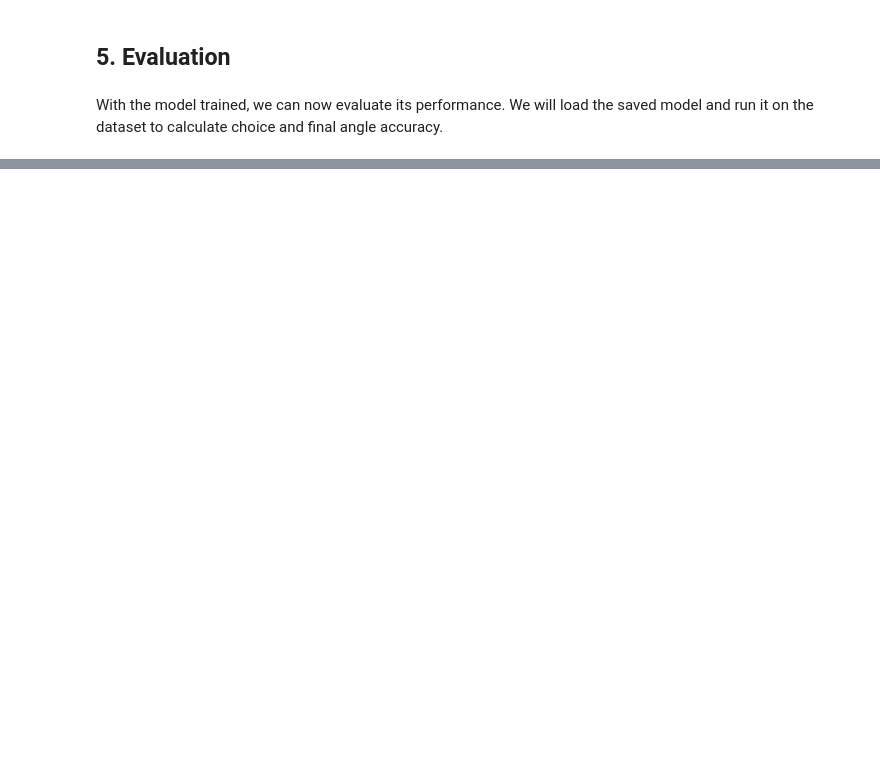
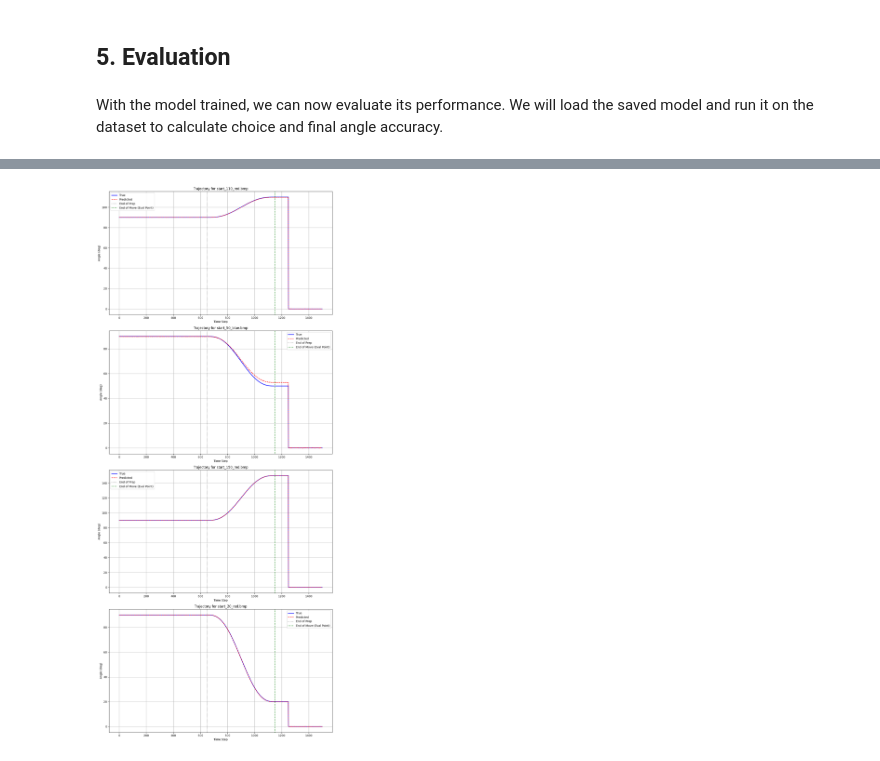
Before and after one commit to near-nes/pfc-planner, a Jupyter notebook: planner_demo.ipynb, the cells around one changed output, grey strips where cells are left out. Cells and saved outputs as stored; diff of their text form; code cells hidden in the pictures; blank space fills up the shorter version.

Commit message:
compare angle after reaching

```diff
--- a/planner_demo.ipynb
+++ b/planner_demo.ipynb
@@ -215,41 +217,89 @@ Training plot saved to /home/paul/dev/controller/submodules/pfc_planner/results/
 # %% [markdown]
 With the model trained, we can now evaluate its performance. We will load the saved model and run it on the dataset to calculate choice and final angle accuracy.
 # %%
-print(f"\n--- Starting Evaluation for {params.model_type.upper()} Planner ---")
+print(f"--- Setting up Evaluation for {params.model_type.upper()} Planner ---")
 
-# The dataset is already loaded, but we need a version without ToTensor for visualization
-eval_dataset = RobotArmDataset(data_dir=str(DATA_DIR), params=params)
+# Define model path and explicitly load the trained weights
+model_path = MODELS_DIR / f"trained_{params.model_type}_planner.pth"
+if not model_path.exists():
+    raise FileNotFoundError(f"ERROR: Model not found at {model_path}. Please train it first.")
 
-if params.model_type == 'ann':
-    net = ANNPlannerNet(params=params)
-    planner = ANNPlanner(params=params, net=net)
-else: # gle
-    net = GLEPlannerNet(params=params)
-    planner = GLEPlanner(params=params, net=net)
+print(f"Loading model from: {model_path}")
+planner.load_model(model_path) # This sets the `model_loaded` flag to True
 
-model_path = MODELS_DIR / f"trained_{params.model_type}_planner.pth"
-try:
-    planner.load_model(model_path)
-except FileNotFoundError:
-    sys.exit(f"ERROR: Model not found at {model_path}. Please train it first.")
+print("\nGenerating predictions and calculating accuracy...")
 
-correct_choices, correct_angles = 0, 0
-predicted_trajectories = []
+# Calculate the index for accuracy comparison
+post_phase_steps = int((params.time_grasp + params.time_post) / params.resolution)
+angle_comparison_index = -post_phase_steps if post_phase_steps > 0 else -1
+print(f"Comparing angles at index: {angle_comparison_index} (end of movement phase)")
 
-for item_metadata in eval_dataset.task_data:
+correct_choices = 0
+correct_angles = 0
+predicted_trajectories = [] # This will be our single source of truth
+
+# Loop through each item, generating a prediction one-by-one
+# This is crucial for ensuring the state of stateful models (like GLE) is handled correctly.
+for item_metadata in dataset.task_data:
     image_path = Path(item_metadata['image_path'])
 
+    # Generate a single prediction
     predicted_trajectory, predicted_choice = planner.image_to_trajectory(image_path)
     predicted_trajectories.append(predicted_trajectory)
 
+    # Perform numerical evaluation immediately
     if predicted_choice == item_metadata['target_choice']:
         correct_choices += 1
-    if np.isclose(predicted_trajectory[-1], item_metadata['ground_truth_trajectory_rad'][-1], atol=np.deg2rad(1.0)):
+
+    pred_angle = predicted_trajectory[angle_comparison_index]
+    true_angle = item_metadata['ground_truth_trajectory_rad'][angle_comparison_index]
+
+    if np.isclose(pred_angle, true_angle, atol=np.deg2rad(1.0)):
         correct_angles += 1
 
-choice_accuracy = (correct_choices / len(eval_dataset)) * 100
-angle_accuracy = (correct_angles / len(eval_dataset)) * 100
+# Calculate and print final accuracy scores
+choice_accuracy = (correct_choices / len(dataset)) * 100
+angle_accuracy = (correct_angles / len(dataset)) * 100
 print(f"\n--- Evaluation Complete ---")
 print(f"Choice Accuracy: {choice_accuracy:.2f}%")
-print(f"Final Angle Accuracy (within 1 degree): {angle_accuracy:.2f}%")
+print(f"Final Angle Accuracy (within 1.0 degree): {angle_accuracy:.2f}%")
+
+print("\nVisualizing predicted trajectories with phase markers...")
+
+# Calculate time steps for plotting phase markers
+resolution = params.resolution
+time_prep_steps = int(params.time_prep / resolution)
+time_move_end_steps = int((params.time_prep + params.time_move) / resolution)
+
+# Determine how many plots to show in the notebook
+num_plots_to_show = min(len(dataset), 4)
+fig, axes = plt.subplots(num_plots_to_show, 1, figsize=(12, 7 * num_plots_to_show), squeeze=False)
+axes = axes.flatten() # Ensure axes is always a flat array
+
+for i in range(num_plots_to_show):
+    item_metadata = dataset.task_data[i]
+    image_path = Path(item_metadata['image_path'])
+    true_trajectory = item_metadata['ground_truth_trajectory_rad']
+    # Use the trajectories generated in the unified loop above
+    predicted_trajectory = predicted_trajectories[i]
+
+    ax = axes[i]
+    ax.plot(np.rad2deg(true_trajectory), label='True', color='blue', linewidth=2)
+    ax.plot(np.rad2deg(predicted_trajectory), label='Predicted', color='red', linestyle='--')
+
+    # Add vertical lines to mark trajectory phases
+    ax.axvline(x=time_prep_steps, color='gray', linestyle=':', linewidth=1.5, label='End of Prep')
+    ax.axvline(x=time_move_end_steps, color='green', linestyle=':', linewidth=2, label='End of Move (Eval Point)')
+
+    ax.set_title(f"Trajectory for {image_path.name}")
+    ax.set_xlabel("Time Step")
+    ax.set_ylabel("Angle (deg)")
+    ax.legend()
+    ax.grid(True)
+
+# Display the combined plot in the notebook
+plt.tight_layout()
+plt.show()
+
+print(f"\nIndividual trajectory plot files are also saved in '{RESULTS_DIR.resolve()}' during the main evaluation script run.")
 # %% [output]
@@ -261,0 +318 @@ Final Angle Accuracy (within 1 degree): 84.38%
+[figure, added]
```
Also changed, not shown: parts of 6 cells of this notebook, 4 other files.
